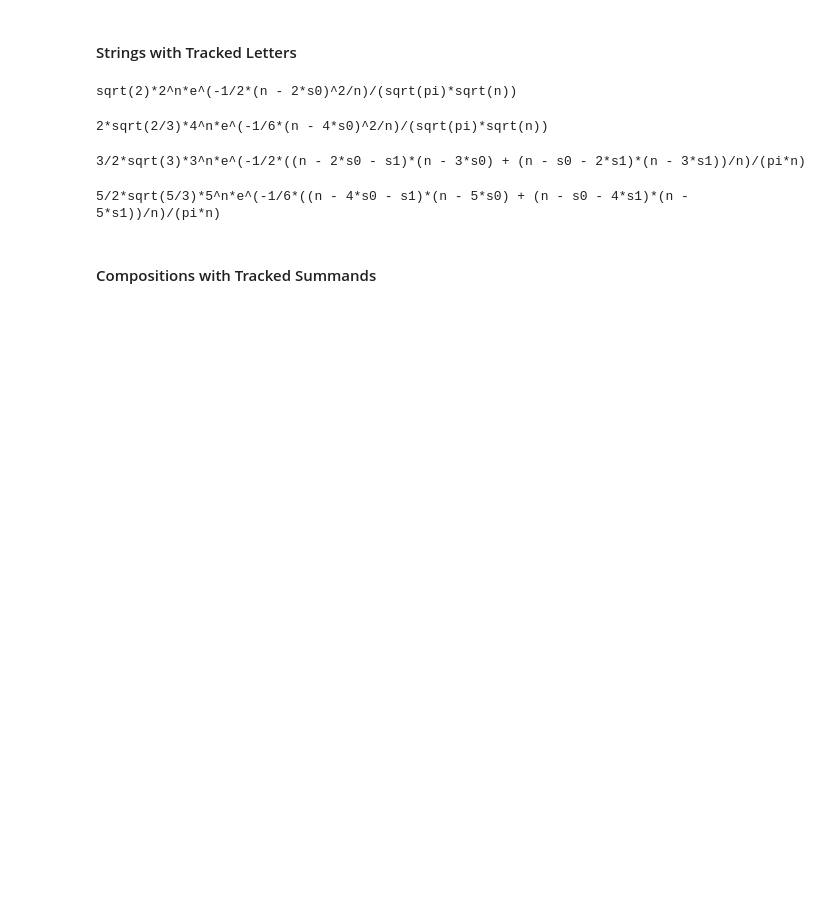
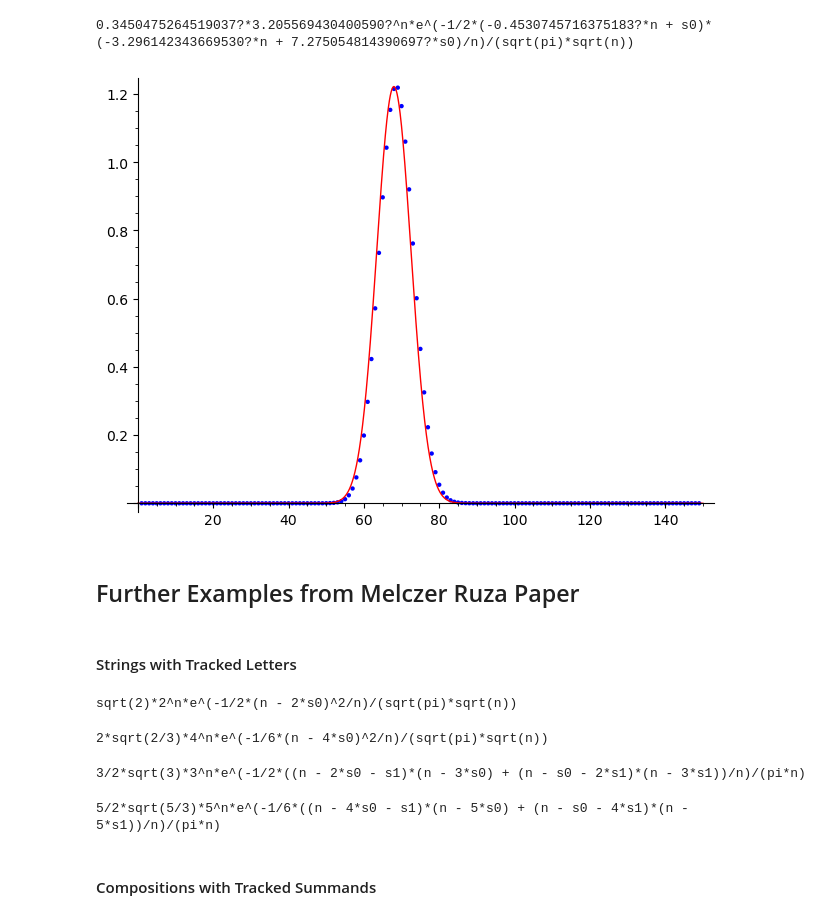
Before and after one commit to ACSVMath/Limit-Theorems-For-Combinatorial-Parameters, a Jupyter notebook: Package for Automatic LCLTs.ipynb, the cells around one changed output. Drawn from its saved outputs; the diff is of its cells as text; code cells hidden in the pictures; blank space fills up the shorter version.

Commit message:
Update package with more examples and support for msolve

```diff
--- a/Package for Automatic LCLTs.ipynb
+++ b/Package for Automatic LCLTs.ipynb
@@ -209,3 +348,23 @@ def getLCLT(F, main_var, as_symbolic=False, support_irrat=False):
+# %%
+var('x y')
+F = (x*y*(1-x)^3)/((1-x)^4-x*y*(1-x-x^2+x^3+x^2*y))
+show(getLCLT(F, x, as_symbolic=True, support_irrat = True, support_msolve = True))
+# %% [output]
+0.3450475264519037?*3.205569430400590?^n*e^(-1/2*(-0.4530745716375183?*n + s0)*(-3.296142343669530?*n + 7.275054814390697?*s0)/n)/(sqrt(pi)*sqrt(n))
+# %%
+# Plot the computed limit theorem compared to coefficient extraction from GF when n=150
+lc = getLCLT(F, x, as_symbolic=True, support_irrat = True, support_msolve = True)
+TMP.<X,Y> = QQ[['X,Y']]
+P = (X*Y*(1-X)^3)/((1-X)^4-X*Y*(1-X-X^2+X^3+X^2*Y) + O(X^302))
+cfs = P.coefficients()
+lst = [[k,cfs[X^150*Y^k]] for k in range(1,150)]
+p1 = points(lst)
+p2=plot(lc.subs(n=150),s0,0,150, color='red')
+show(p1 + p2)
+# %% [output]
+[figure, added]
+# %% [markdown]
+## Further Examples from Melczer Ruza Paper
 # %% [markdown]
 #### Strings with Tracked Letters
 # %%
```
Also changed, not shown: parts of 30 cells of this notebook.
